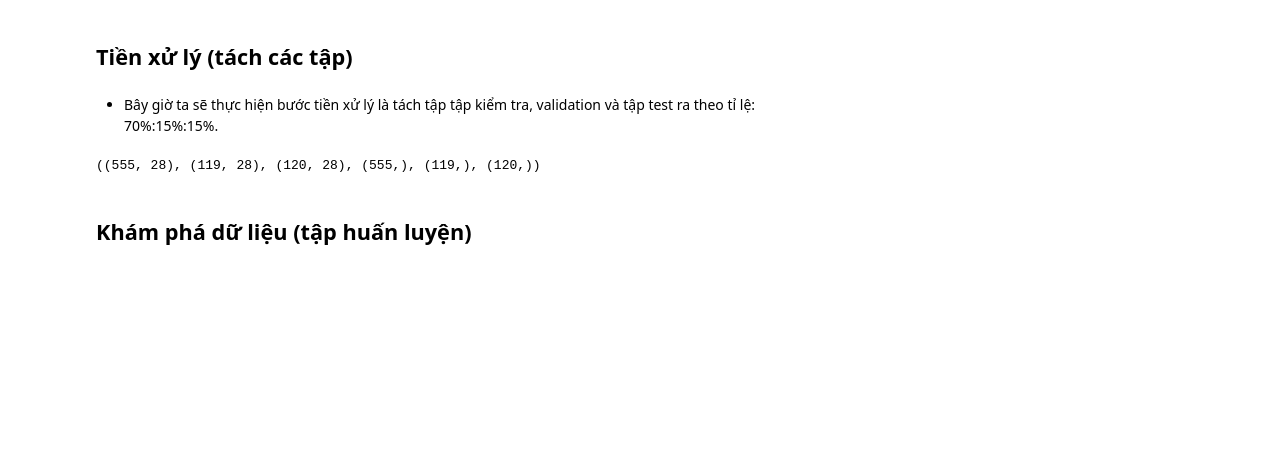
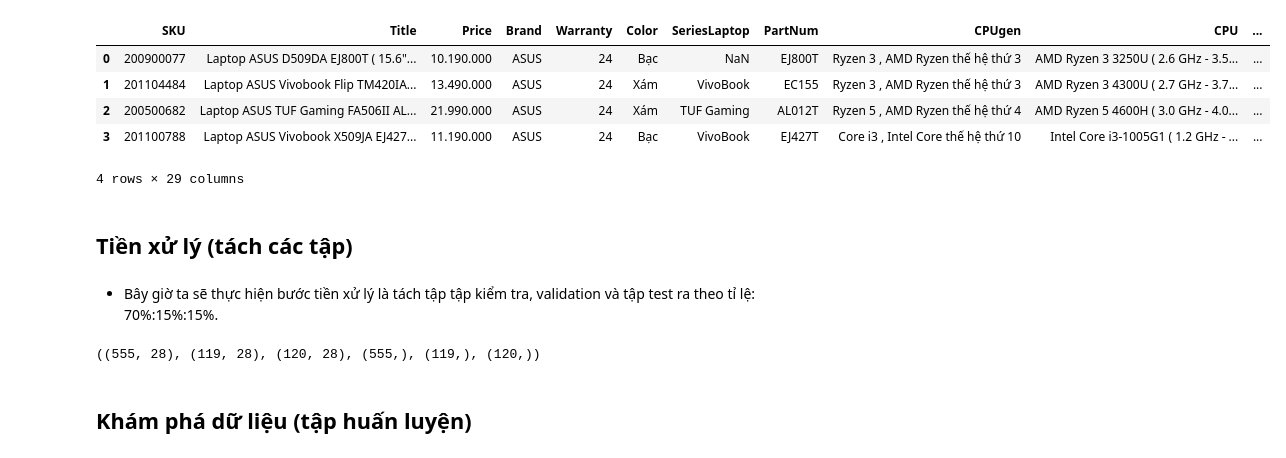
Before and after one commit to trucnguyen13/Simple_ML_project, a Jupyter notebook: MLP_TRUC.ipynb, the cells around one changed output. Saved outputs shown, nothing was run; the diff lists cells and outputs as text; code cells hidden in the pictures; blank space fills up the shorter version.

```diff
--- a/MLP_TRUC.ipynb
+++ b/MLP_TRUC.ipynb
@@ -21,5 +23,14 @@ from sklearn import linear_model
 # %%
 data_df = pd.read_csv('data.csv', sep=',')
+# %%
+data_df.head(4)
+# %% [output]
+|  | SKU | Title | Price | Brand | Warranty | Color | SeriesLaptop | PartNum | CPUgen | CPU | ... |
+| 0 | 200900077 | Laptop ASUS D509DA EJ800T ( 15.6"... | 10.190.000 | ASUS | 24 | Bạc | NaN | EJ800T | Ryzen 3 , AMD Ryzen thế hệ thứ 3 | AMD Ryzen 3 3250U ( 2.6 GHz - 3.5... | ... |
+| 1 | 201104484 | Laptop ASUS Vivobook Flip TM420IA... | 13.490.000 | ASUS | 24 | Xám | VivoBook | EC155 | Ryzen 3 , AMD Ryzen thế hệ thứ 3 | AMD Ryzen 3 4300U ( 2.7 GHz - 3.7... | ... |
+| 2 | 200500682 | Laptop ASUS TUF Gaming FA506II AL... | 21.990.000 | ASUS | 24 | Xám | TUF Gaming | AL012T | Ryzen 5 , AMD Ryzen thế hệ thứ 4 | AMD Ryzen 5 4600H ( 3.0 GHz - 4.0... | ... |
+| 3 | 201100788 | Laptop ASUS Vivobook X509JA EJ427... | 11.190.000 | ASUS | 24 | Bạc | VivoBook | EJ427T | Core i3 , Intel Core thế hệ thứ 10 | Intel Core i3-1005G1 ( 1.2 GHz - ... | ... |
+4 rows × 29 columns
 # %%
 data_df.Price = pd.to_numeric(data_df.Price.str.replace('.', ''), errors='coerce')
 # %% [markdown]
```
Also changed, not shown: parts of 27 cells of this notebook.
